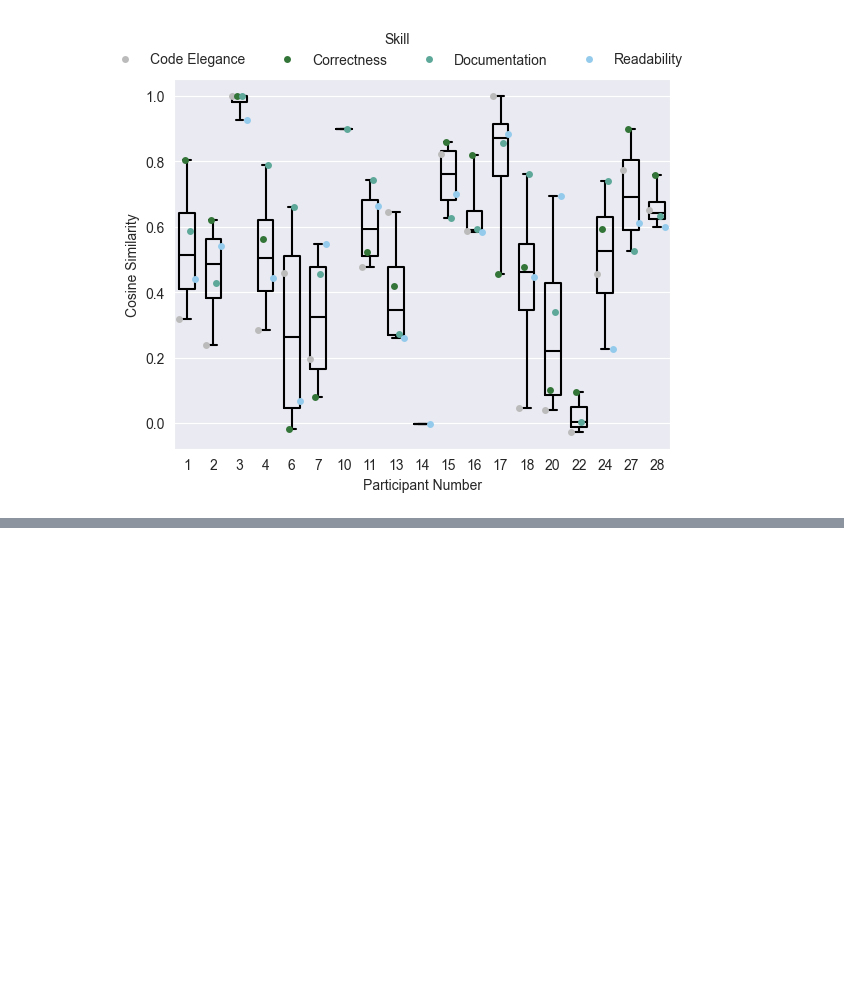
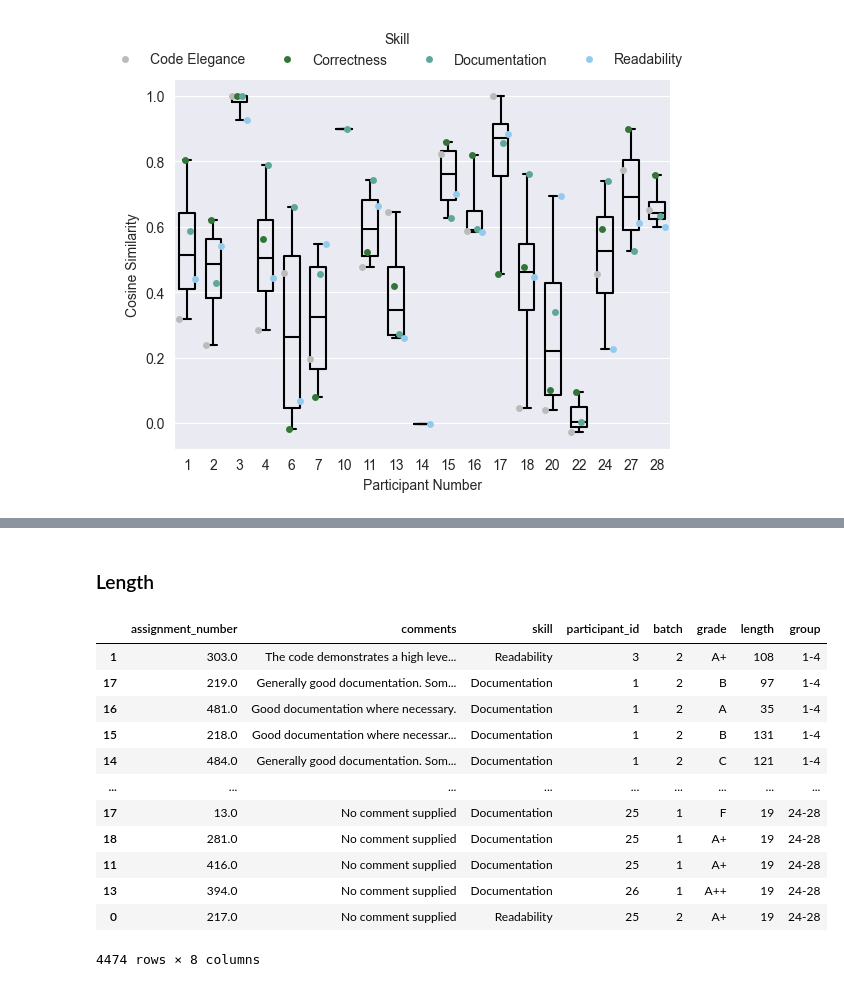
Before and after one commit to m-messer/Consistency_In_Grading_Analysis, a Jupyter notebook: feedback_analysis.ipynb, the cells around one changed output, grey strips where cells are left out. Saved outputs shown, nothing was run; the diff lists cells and outputs as text; code cells hidden in the pictures; blank space fills up the shorter version.

```diff
--- a/feedback_analysis.ipynb
+++ b/feedback_analysis.ipynb
@@ -398,0 +436,20 @@ sim_plt.get_figure().savefig('plots/sim.pdf', bbox_inches='tight')
+# %% [markdown]
+### Length
+# %%
+feedback_df['comments'] = feedback_df['comments'].fillna("No comment supplied")
+feedback_df['length'] = feedback_df['comments'].apply(len)
+feedback_df
+# %% [output]
+|  | assignment_number | comments | skill | participant_id | batch | grade | length | group |
+| 1 | 303.0 | The code demonstrates a high leve... | Readability | 3 | 2 | A+ | 108 | 1-4 |
+| 17 | 219.0 | Generally good documentation. Som... | Documentation | 1 | 2 | B | 97 | 1-4 |
+| 16 | 481.0 | Good documentation where necessary. | Documentation | 1 | 2 | A | 35 | 1-4 |
+| 15 | 218.0 | Good documentation where necessar... | Documentation | 1 | 2 | B | 131 | 1-4 |
+| 14 | 484.0 | Generally good documentation. Som... | Documentation | 1 | 2 | C | 121 | 1-4 |
+| ... | ... | ... | ... | ... | ... | ... | ... | ... |
+| 17 | 13.0 | No comment supplied | Documentation | 25 | 1 | F | 19 | 24-28 |
+| 18 | 281.0 | No comment supplied | Documentation | 25 | 1 | A+ | 19 | 24-28 |
+| 11 | 416.0 | No comment supplied | Documentation | 25 | 1 | A+ | 19 | 24-28 |
+| 13 | 394.0 | No comment supplied | Documentation | 26 | 1 | A++ | 19 | 24-28 |
+| 0 | 217.0 | No comment supplied | Readability | 25 | 2 | A+ | 19 | 24-28 |
+4474 rows × 8 columns
```
Also changed, not shown: parts of 4 cells of this notebook.
